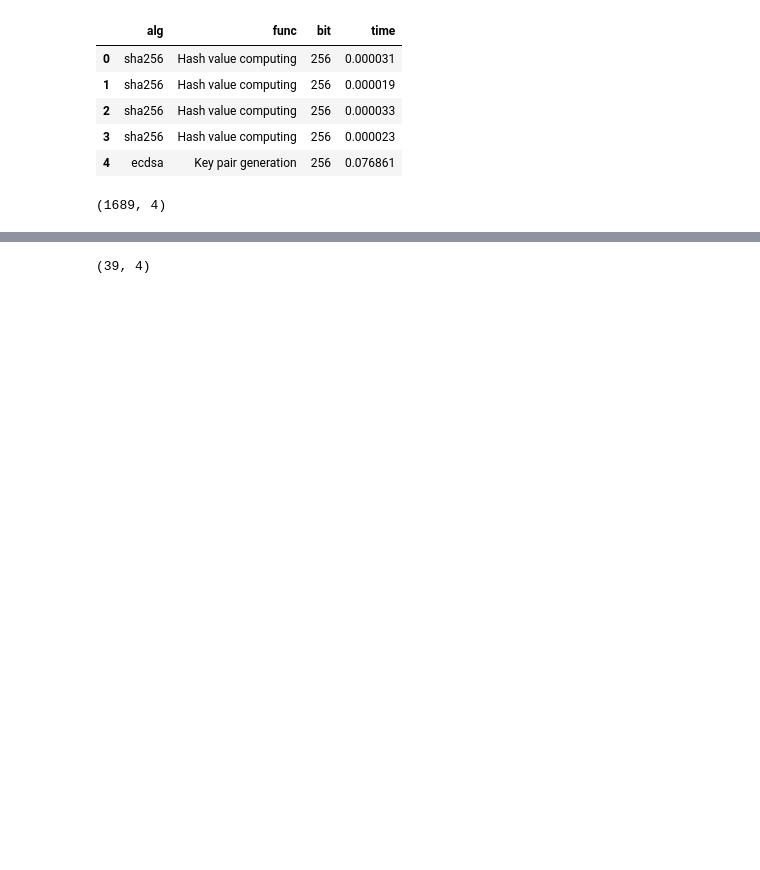
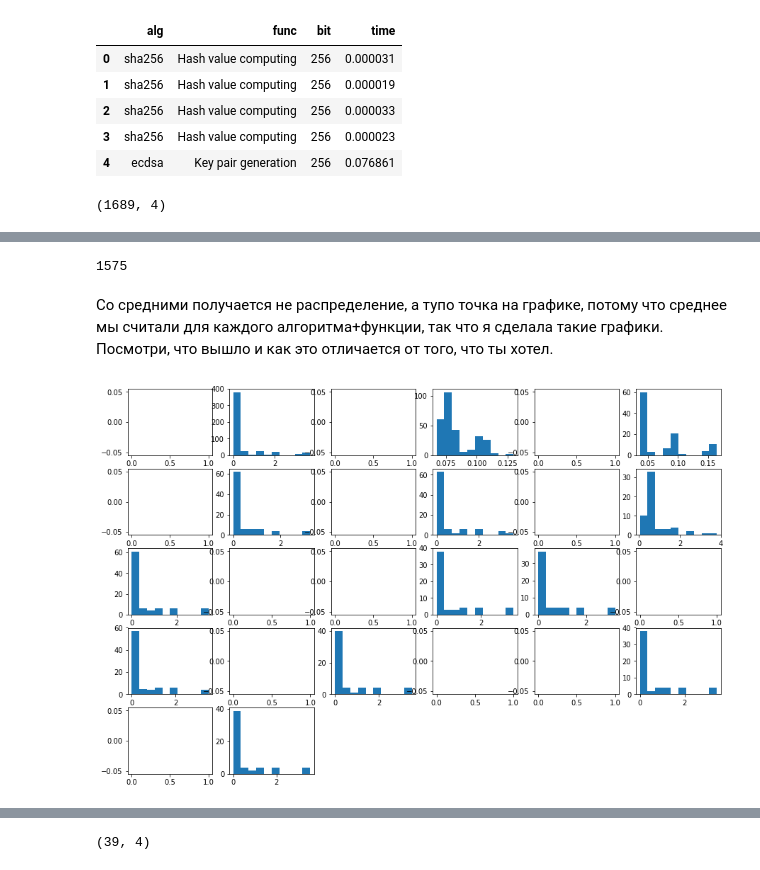
Before and after one commit to Sinopsys/gsl, a Jupyter notebook: profiling-analysis/analys.ipynb, the cells around one changed output, grey strips where cells are left out. Cells and saved outputs as stored; diff of their text form; code cells hidden in the pictures; blank space fills up the shorter version.

```diff
--- a/profiling-analysis/analys.ipynb
+++ b/profiling-analysis/analys.ipynb
@@ -23,0 +91,27 @@ df.drop_duplicates(subset=['alg', 'func', 'bit'], inplace=True)
+# %%
+df = df.drop(df[df.time > 5].index)
+len(df)
+# %% [output]
+1575
+# %% [markdown]
+Со средними получается не распределение, а тупо точка на графике, потому что среднее мы считали для каждого алгоритма+функции, так что я сделала такие графики. Посмотри, что вышло и как это отличается от того, что ты хотел.
+# %%
+plt.figure(figsize=(15,10))
+plt.tight_layout()
+i=1
+for elem in columns:
+
+    x = df[(df.alg==elem) & (df.bit== 512)].func
+    y = df[(df.alg==elem) & (df.bit== 512)].time
+    plt.subplot(5,6,i)
+    plt.hist(y)
+    i+=1
+    x = df[(df.alg==elem) & (df.bit== 256)].func
+    y = df[(df.alg==elem) & (df.bit== 256)].time
+    plt.subplot(5,6,i)
+    plt.hist(y)
+    i+=1
+plt.show()
+#у тебя нет разных битов
+# %% [output]
+[figure, added]
```
Also changed, not shown: parts of 25 cells of this notebook, 3 other files.
